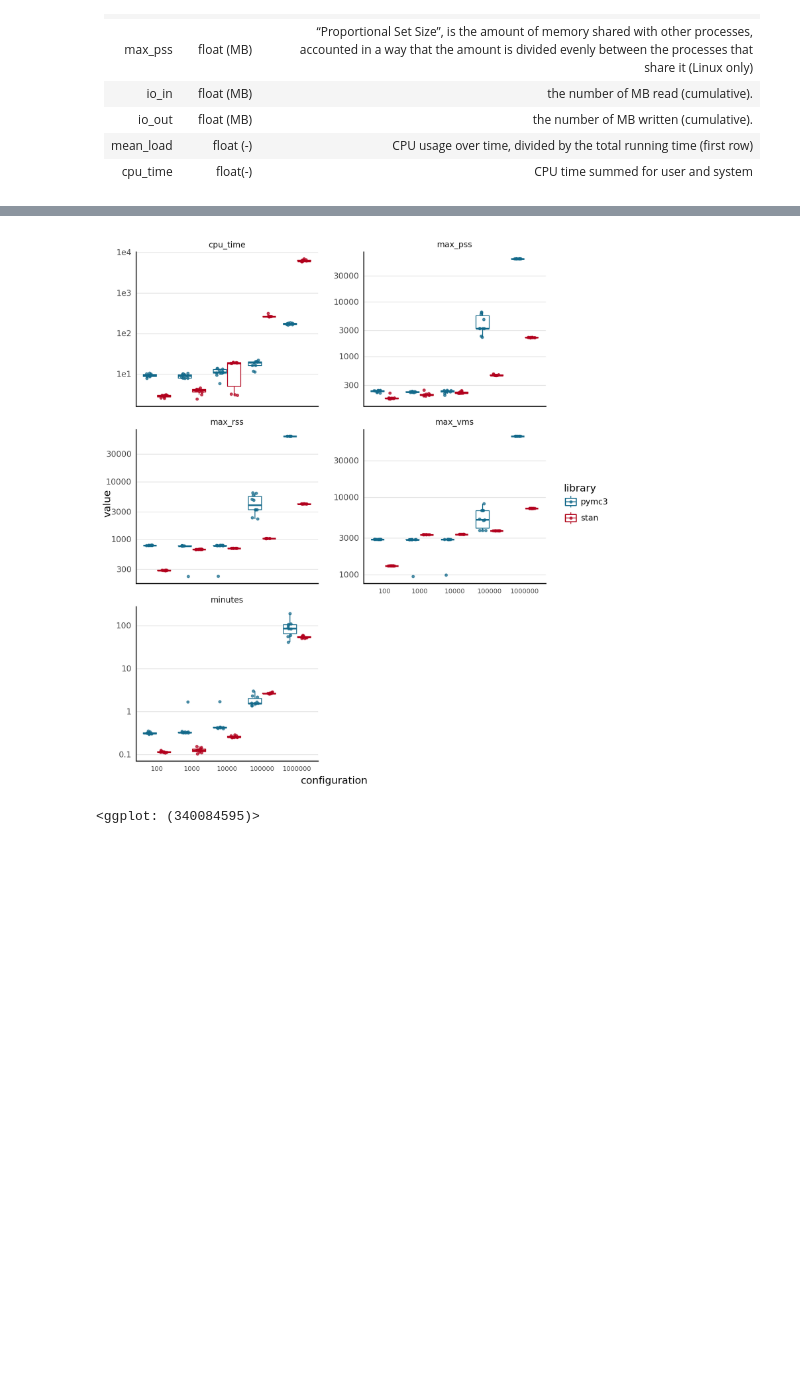
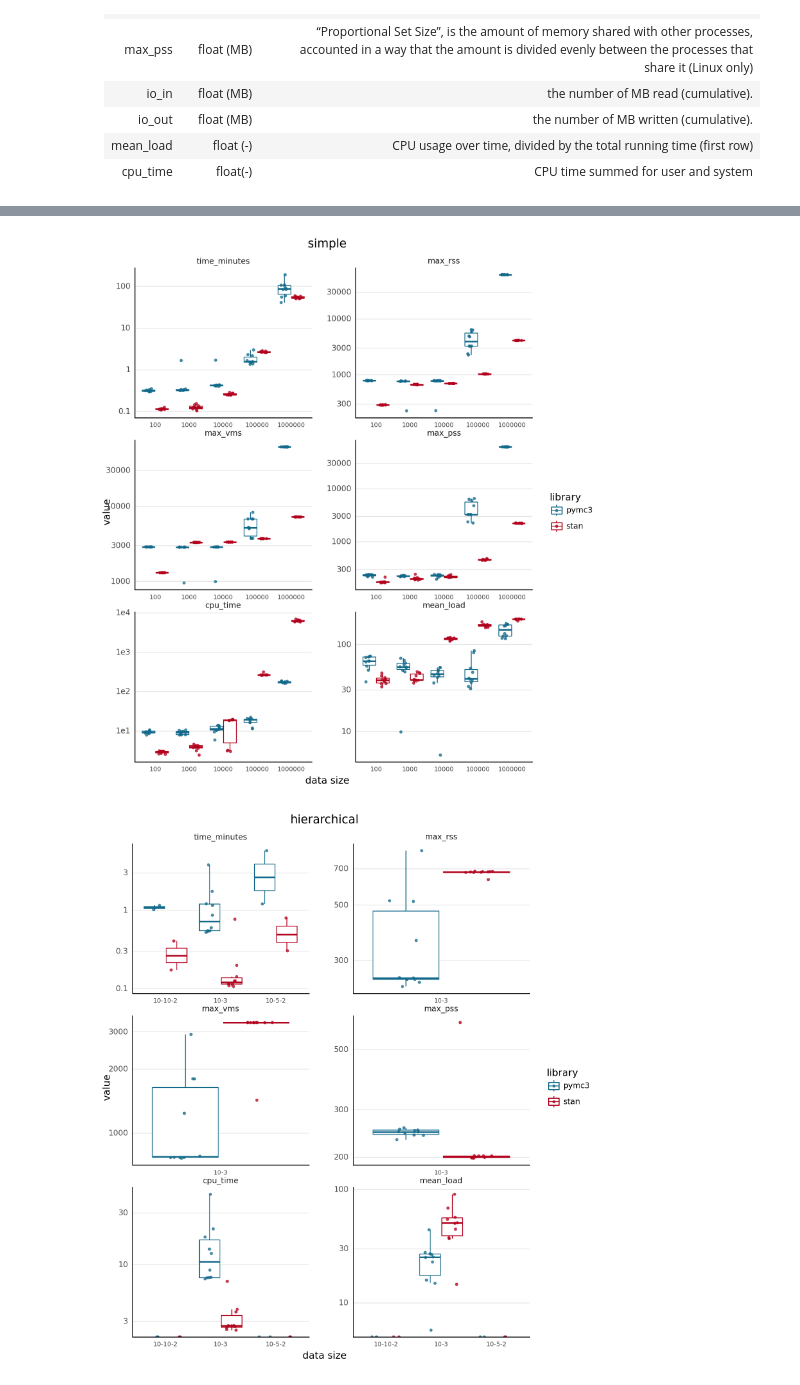
Before and after one commit to jhrcook/pymc3-stan-comparison, a Jupyter notebook: docs/index.ipynb, the cells around one changed output, grey strips where cells are left out. Drawn from its saved outputs; the diff is of its cells as text; code cells hidden in the pictures; blank space fills up the shorter version.

```diff
--- a/docs/index.ipynb
+++ b/docs/index.ipynb
@@ -8,7 +7,10 @@ import pandas as pd
 import plotnine as gg
 import janitor
 # %%
-_ = gg.theme_set(gg.theme_classic() + gg.theme(axis_ticks=gg.element_blank(), strip_background=gg.element_blank()))
+_ = gg.theme_set(
+    gg.theme_classic()
+    + gg.theme(axis_ticks=gg.element_blank(), strip_background=gg.element_blank())
+)
 %matplotlib inline
 %config InlineBackend.figure_format='retina'
 
@@ -82,24 +114,27 @@ benchmarks_long.head()
 # %%
 dpos = gg.position_dodge(width=0.8)
 jpos = gg.position_jitterdodge(jitter_width=0.2, jitter_height=0, dodge_width=0.8)
-(
-    gg.ggplot(
-        benchmarks_long, gg.aes(x="factor(data_size)", y="value", color="library")
+
+for model in benchmarks_long.model.unique():
+    print(
+        gg.ggplot(
+            benchmarks_long.query(f"model == '{model}'"),
+            gg.aes(x="factor(data_size)", y="value", color="library"),
+        )
+        + gg.facet_wrap("variable", scales="free", ncol=2)
+        + gg.geom_boxplot(outlier_alpha=0, position=dpos)
+        + gg.geom_jitter(size=1, alpha=0.7, position=jpos)
+        + gg.scale_y_log10()
+        + gg.scale_color_manual(values=library_pal)
+        + gg.theme(
+            panel_grid_major_y=gg.element_line(),
+            axis_text_x=gg.element_text(size=7),
+            subplots_adjust={"wspace": 0.25, "hspace": 0.15},
+            figure_size=(8, 10),
+        )
+        + gg.labs(x="data size", y="value", color="library", title=model)
     )
-    + gg.facet_wrap("variable", scales="free_y", ncol=2)
-    + gg.geom_boxplot(outlier_alpha=0, position=dpos)
-    + gg.geom_jitter(size=1, alpha=0.7, position=jpos)
-    + gg.scale_y_log10()
-    + gg.scale_color_manual(values=library_pal)
-    + gg.theme(
-        panel_grid_major_y=gg.element_line(),
-        axis_text_x=gg.element_text(size=7),
-        subplots_adjust={"wspace": 0.25, "hspace": 0.15},
-        figure_size=(8, 10),
-    )
-    + gg.labs(x="configuration", y="value", color="library")
-)
 # %% [output]
-[figure, old version]
+[figure, new version]
-<ggplot: (340084595)>
+[figure, added]
 # %%
```
Also changed, not shown: parts of 12 cells of this notebook, 6 other files.
